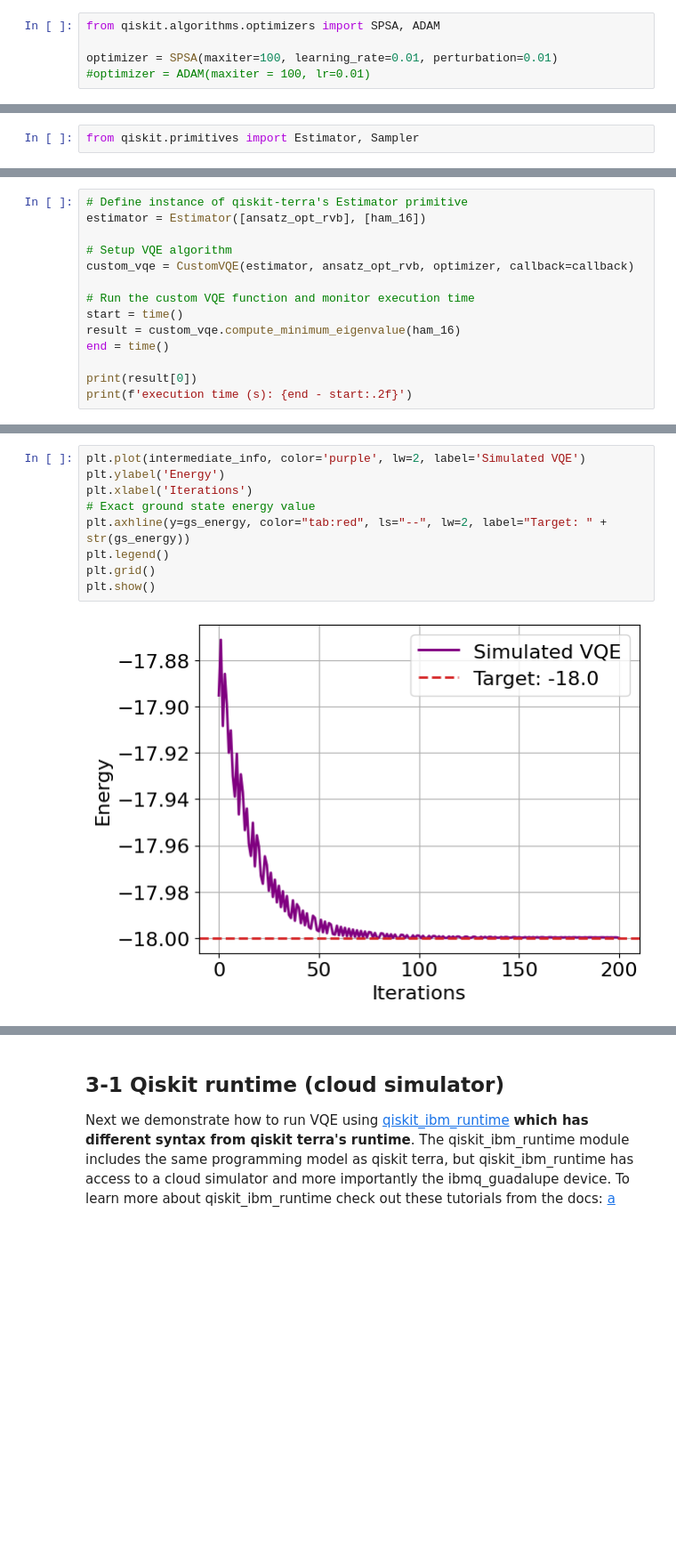
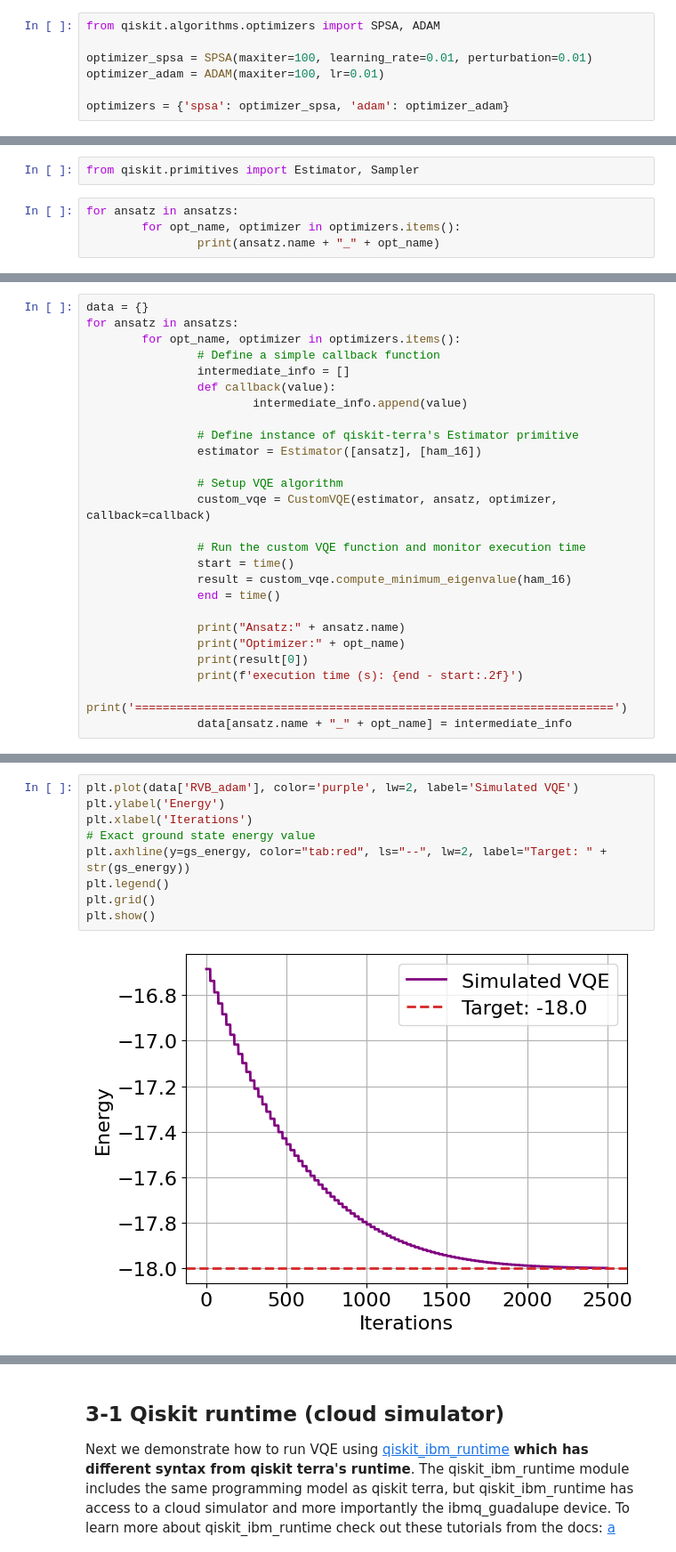
Before and after one commit to awshaff/ibm-open-science-price-2022, a Jupyter notebook: kagome-vqe.ipynb, the cells around one changed output, grey strips where cells are left out. Shown at 89% size. Saved outputs shown, nothing was run; the diff lists cells and outputs as text; blank space fills up the shorter version.

```diff
--- a/kagome-vqe.ipynb
+++ b/kagome-vqe.ipynb
@@ -483,8 +425,10 @@ Select a [classical optimizer](https://qiskit.org/documentation/stubs/qiskit.alg
 # %%
 from qiskit.algorithms.optimizers import SPSA, ADAM
 
-optimizer = SPSA(maxiter=100, learning_rate=0.01, perturbation=0.01)
-#optimizer = ADAM(maxiter = 100, lr=0.01)
+optimizer_spsa = SPSA(maxiter=100, learning_rate=0.01, perturbation=0.01)
+optimizer_adam = ADAM(maxiter=100, lr=0.01)
+
+optimizers = {'spsa': optimizer_spsa, 'adam': optimizer_adam}
 # %% [markdown]
 ## 2-5 Define custom VQE program
 The VQE calculation can be efficiently orchestrated between the quantum and classical computer using qiskit's [primitives](https://qiskit.org/documentation/apidoc/primitives.html). Below is a simple example of using the [Estimator primitive](https://qiskit.org/documentation/apidoc/primitives.html#overview-of-estimator) with your computer as a local simulator of a quantum computer. It's convenient to bring the components of VQE together into a custom class which we've called `CustomVQE`.
@@ -552,3 +496,7 @@ def callback(value):
 The VQE is built! Time to test it out on a simulator. This may take a few seconds.
 # %%
 from qiskit.primitives import Estimator, Sampler
+# %%
+for ansatz in ansatzs:
+        for opt_name, optimizer in optimizers.items():
+                print(ansatz.name + "_" + opt_name)
@@ -555,15 +508,27 @@ from qiskit.primitives import Estimator, Sampler
 # %%
-# Define instance of qiskit-terra's Estimator primitive
-estimator = Estimator([ansatz_opt_rvb], [ham_16])
+data = {}
+for ansatz in ansatzs:
+        for opt_name, optimizer in optimizers.items():
+                # Define a simple callback function
+                intermediate_info = []
+                def callback(value):
+                        intermediate_info.append(value)
 
-# Setup VQE algorithm
-custom_vqe = CustomVQE(estimator, ansatz_opt_rvb, optimizer, callback=callback)
+                # Define instance of qiskit-terra's Estimator primitive
+                estimator = Estimator([ansatz], [ham_16])
 
-# Run the custom VQE function and monitor execution time
-start = time()
-result = custom_vqe.compute_minimum_eigenvalue(ham_16)
-end = time()
+                # Setup VQE algorithm
+                custom_vqe = CustomVQE(estimator, ansatz, optimizer, callback=callback)
 
-print(result[0])
-print(f'execution time (s): {end - start:.2f}')
+                # Run the custom VQE function and monitor execution time
+                start = time()
+                result = custom_vqe.compute_minimum_eigenvalue(ham_16)
+                end = time()
+
+                print("Ansatz:" + ansatz.name)
+                print("Optimizer:" + opt_name)
+                print(result[0])
+                print(f'execution time (s): {end - start:.2f}')
+                print('=====================================================================')
+                data[ansatz.name + "_" + opt_name] = intermediate_info
 # %% [output]
@@ -582,14 +574,14 @@ execution time (s): 33.74
 # %%
-plt.plot(intermediate_info, color='purple', lw=2, label='Simulated VQE')
+plt.plot(data['RVB_adam'], color='purple', lw=2, label='Simulated VQE')
 plt.ylabel('Energy')
 plt.xlabel('Iterations')
 # Exact ground state energy value
 plt.axhline(y=gs_energy, color="tab:red", ls="--", lw=2, label="Target: " + str(gs_energy))
 plt.legend()
 plt.grid()
 plt.show()
 # %% [output]
-[figure, old version]
+[figure, new version]
 # %%
 def rel_err(target, measured):
     return abs((target - measured) / target)
```
Also changed, not shown: parts of 23 cells of this notebook.
